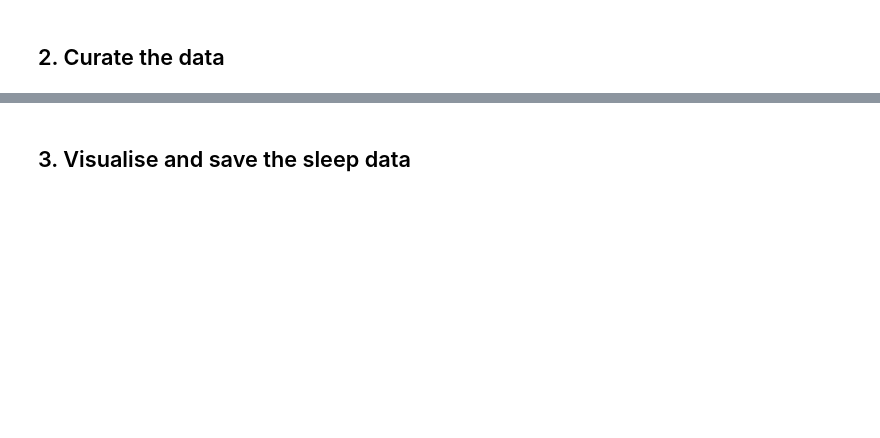
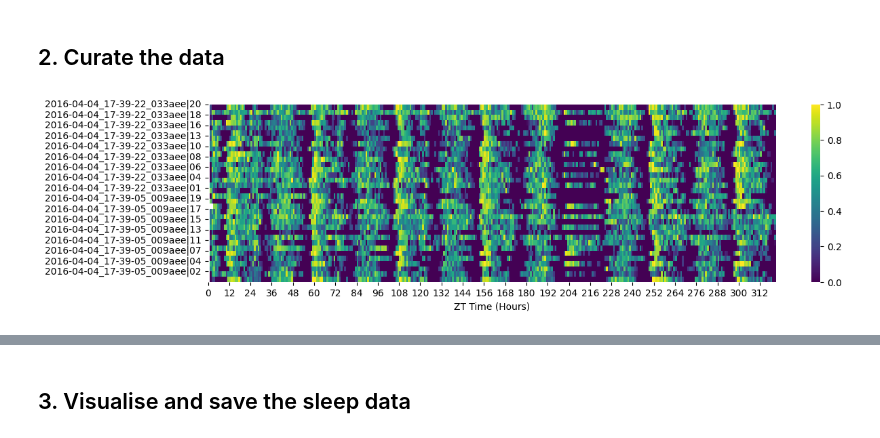
Before and after one commit to gilestrolab/ethoscopy, a Jupyter notebook: tutorial_notebook/1_Overview_tutorial.ipynb, the cells around one changed output, grey strips where cells are left out. Cells and saved outputs as stored; diff of their text form; code cells hidden in the pictures; blank space fills up the shorter version.

Commit message:
tidied up tutorials for moving to main

```diff
--- a/tutorial_notebook/1_Overview_tutorial.ipynb
+++ b/tutorial_notebook/1_Overview_tutorial.ipynb
@@ -34,7 +39,7 @@ df.canvas
 # %%
 # use this pandas method to load your pickle file
 # Once saved and loading below you can skip the steps above
-# df = pd.read_pickle('./tutorial_dataframe.pkl') # same as the above
+df = pd.read_pickle('./tutorial_dataframe.pkl') # same as the above
 # %%
 # this method will display an excerpt of both the metadata and data together for you to view
 df.display()
@@ -91,3 +122,0 @@ import numpy as np
-# %%
-dfp.meta['repeat'] = [1,2,3] * 13
-df.meta['repeat'] = [1,2,3] * 13
@@ -102,13 +125,14 @@ df.survival_plot(facet_col='exp_group', repeat = 'repeat');
 # %%
 # Heatmaps a good way to get an overview of the experiment
 # you can identify quickly any dead or abnormal specimens
 # Ethoscopy uses plotly to generate all data meaning they are interactive and you can zoom by drawing a zooming rectangle
 # Click on the autoscale icon on the top right corner of the image to reset the view to 100% zoom
 
 # Plots will be returned to you from the method/function, its convention to save this variable as fig in each cell
 # In the next line juist put fig.show() for the plot to appear below the cell
-fig = dfp.heatmap(variable = 'phi')
-fig.show()
+fig = df.heatmap(variable = 'asleep');
+# %% [output]
+[figure, added]
 # %%
 # calling this method will remove the data for specimens that havent moved for a long time. It retains the data from before the specimen has "died"
 df = df.curate_dead_animals()
```
Also changed, not shown: parts of 42 cells of this notebook, 10 other files.
